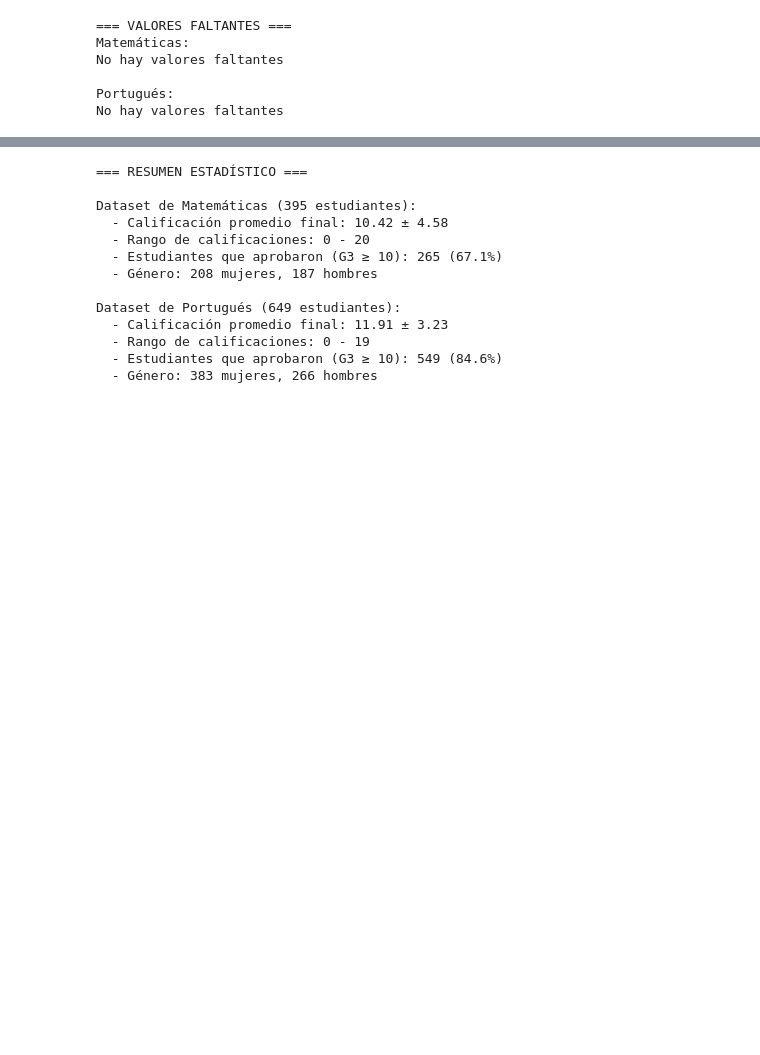
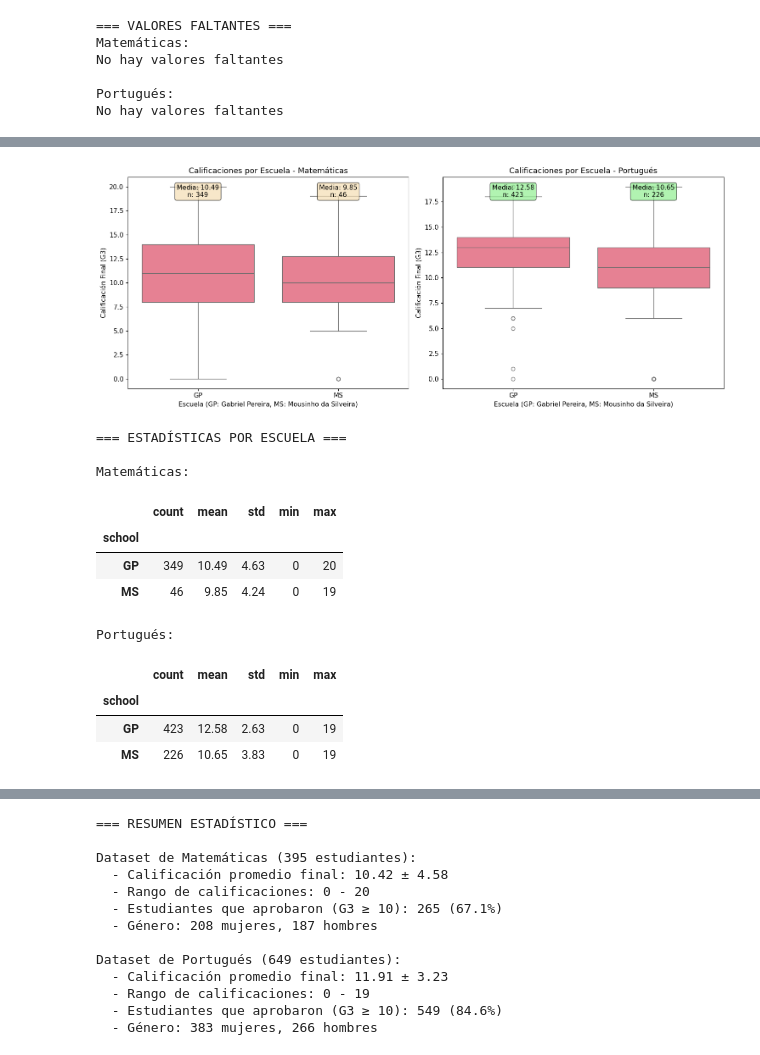
Before and after one commit to moisesbritez92/trabajo_ds_alessandro_moises, a Jupyter notebook: tutorial_student_dataset.ipynb, the cells around one changed output, grey strips where cells are left out. Saved outputs shown, nothing was run; the diff lists cells and outputs as text; code cells hidden in the pictures; blank space fills up the shorter version.

```diff
--- a/tutorial_student_dataset.ipynb
+++ b/tutorial_student_dataset.ipynb
@@ -235,0 +461,56 @@ fig.savefig('datos1.png')
+# %%
+# Comparación entre escuelas
+fig, axes = plt.subplots(1, 2, figsize=(15, 6))
+
+# Matemáticas - Comparación por escuela
+sns.boxplot(data=math_df, x='school', y='G3', ax=axes[0])
+axes[0].set_title('Calificaciones por Escuela - Matemáticas')
+axes[0].set_xlabel('Escuela (GP: Gabriel Pereira, MS: Mousinho da Silveira)')
+axes[0].set_ylabel('Calificación Final (G3)')
+
+# Añadir estadísticas por escuela en matemáticas
+for i, school in enumerate(math_df['school'].unique()):
+    data_school = math_df[math_df['school'] == school]['G3']
+    mean_val = data_school.mean()
+    axes[0].text(i, axes[0].get_ylim()[1] * 0.9, f'Media: {mean_val:.2f}\nn: {len(data_school)}',
+                ha='center', bbox=dict(boxstyle='round', facecolor='wheat', alpha=0.7))
+
+# Portugués - Comparación por escuela
+sns.boxplot(data=port_df, x='school', y='G3', ax=axes[1])
+axes[1].set_title('Calificaciones por Escuela - Portugués')
+axes[1].set_xlabel('Escuela (GP: Gabriel Pereira, MS: Mousinho da Silveira)')
+axes[1].set_ylabel('Calificación Final (G3)')
+
+# Añadir estadísticas por escuela en portugués
+for i, school in enumerate(port_df['school'].unique()):
+    data_school = port_df[port_df['school'] == school]['G3']
+    mean_val = data_school.mean()
+    axes[1].text(i, axes[1].get_ylim()[1] * 0.9, f'Media: {mean_val:.2f}\nn: {len(data_school)}',
+                ha='center', bbox=dict(boxstyle='round', facecolor='lightgreen', alpha=0.7))
+
+plt.tight_layout()
+plt.show()
+
+# Estadísticas descriptivas por escuela
+print("=== ESTADÍSTICAS POR ESCUELA ===")
+print("\nMatemáticas:")
+math_by_school = math_df.groupby('school')['G3'].agg(['count', 'mean', 'std', 'min', 'max']).round(2)
+display(math_by_school)
+
+print("\nPortugués:")
+port_by_school = port_df.groupby('school')['G3'].agg(['count', 'mean', 'std', 'min', 'max']).round(2)
+display(port_by_school)
+# %% [output]
+[figure, added]
+=== ESTADÍSTICAS POR ESCUELA ===
+
+Matemáticas:
+|  | count | mean | std | min | max |
+| school |  |  |  |  |  |
+| GP | 349 | 10.49 | 4.63 | 0 | 20 |
+| MS | 46 | 9.85 | 4.24 | 0 | 19 |
+Portugués:
+|  | count | mean | std | min | max |
+| school |  |  |  |  |  |
+| GP | 423 | 12.58 | 2.63 | 0 | 19 |
+| MS | 226 | 10.65 | 3.83 | 0 | 19 |
```
Also changed, not shown: parts of 69 cells of this notebook, 2 other files.
